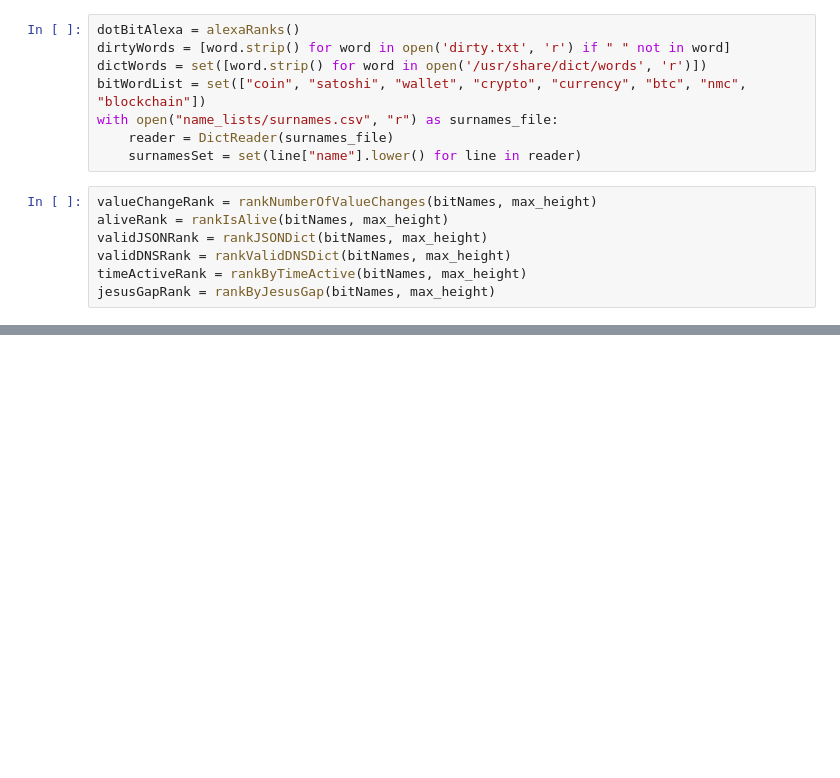
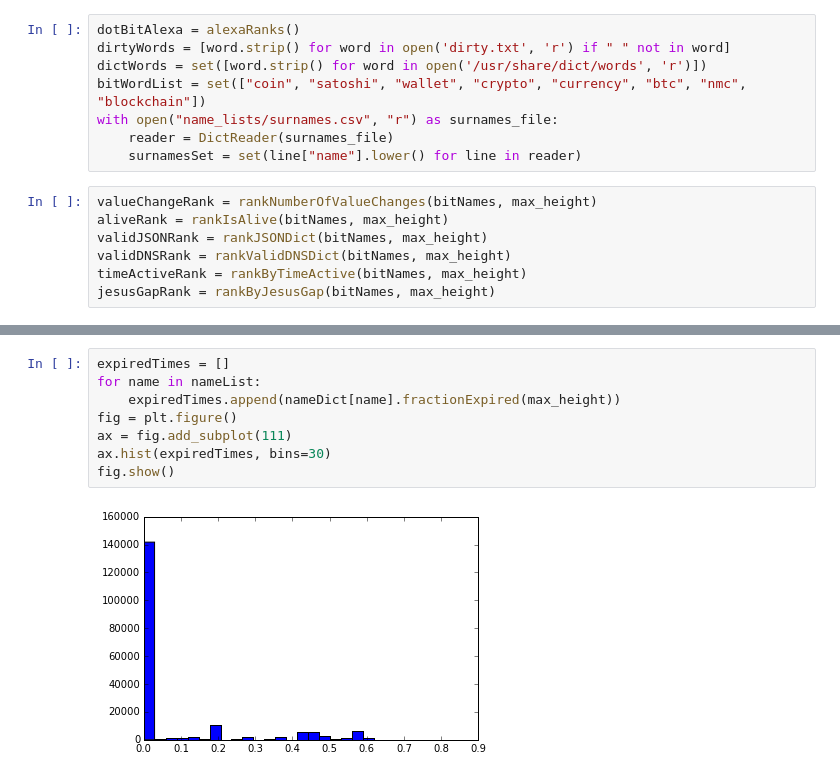
Before and after one commit to citp/namecoin-analysis, a Jupyter notebook: Regression/Untitled1.ipynb, the cells around one changed output, grey strips where cells are left out. Drawn from its saved outputs; the diff is of its cells as text; blank space fills up the shorter version.

```diff
--- a/Regression/Untitled1.ipynb
+++ b/Regression/Untitled1.ipynb
@@ -107,0 +189,10 @@ print(score)
+# %%
+expiredTimes = []
+for name in nameList:
+    expiredTimes.append(nameDict[name].fractionExpired(max_height))
+fig = plt.figure()
+ax = fig.add_subplot(111)
+ax.hist(expiredTimes, bins=30)
+fig.show()
+# %% [output]
+[figure, added]
```
Also changed, not shown: parts of 21 cells of this notebook.
